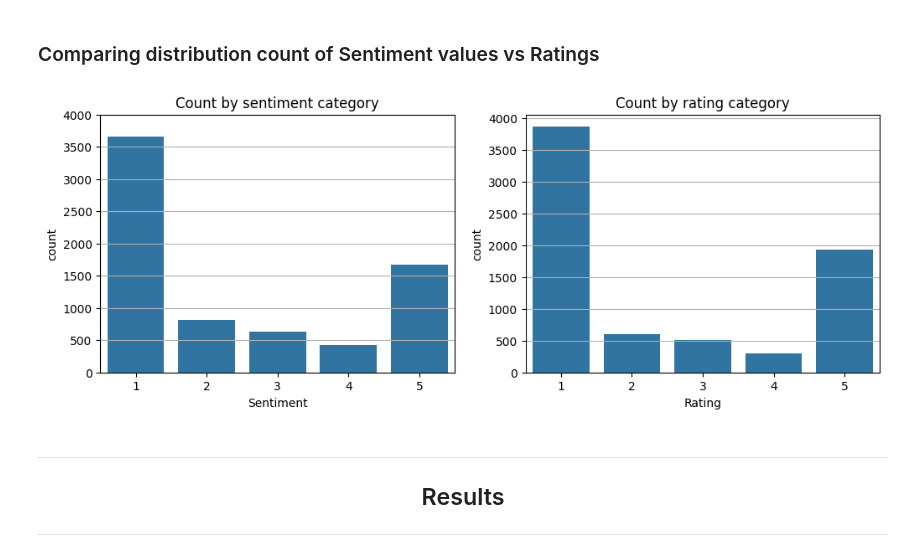
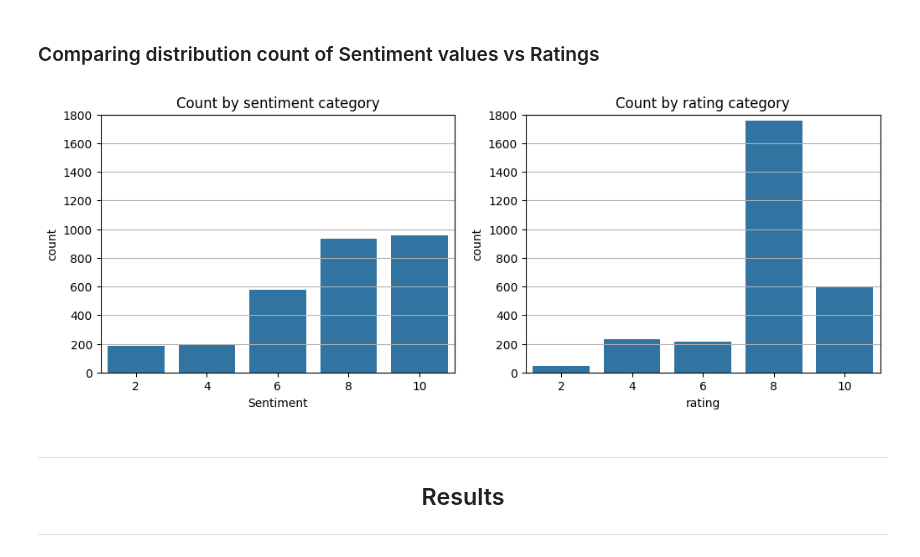
Before and after one commit to ABF-QC/Module3_Project2_solo, a Jupyter notebook: notebook/NLP.ipynb, the cells around one changed output. Cells and saved outputs as stored; diff of their text form; code cells hidden in the pictures.

```diff
--- a/notebook/NLP.ipynb
+++ b/notebook/NLP.ipynb
@@ -152,3 +153,0 @@ def comment2summaryBART(comment):
-# %%
-df['Summary_BERT'] = df['comment'].apply(lambda x: comment2summaryBART(x))
-df
@@ -200,3 +204,7 @@ See the caveats in the documentation: https://pandas.pydata.org/pandas-docs/stab
+# %%
+tmp['rating'] = round(tmp['rating'] / 2) * 2
+# %%
+tmp['rating'] = tmp['rating'].astype(int)
 # %%
 tmp['rating'].unique()
 # %% [output]
@@ -209,0 +212,2 @@ array([ 1.  ,  9.  ,  8.  ,  8.5 ,  7.  ,  4.  ,  7.5 ,  5.5 ,  7.3 ,
+# %%
+tmp['rating'] = tmp['rating'].replace({0:2})
@@ -220,28 +239,29 @@ ValueError: Classification metrics can't handle a mix of continuous and multicla
 # %%
 # Create the figure and adjust its size
 fig , (ax1, ax2) = plt.subplots(1,2, figsize=(12,4))
 
-sns.countplot(ax=ax2, data=tmp,x='Rating', order=list(np.arange(1,10.5,0.5)))
-sns.countplot(ax=ax1, data=tmp,x='Sentiment', order=list(np.arange(1,10.5,0.5)))
+sns.countplot(ax=ax2, data=tmp,x='rating', order=[2,4,6,8,10])
+sns.countplot(ax=ax1, data=tmp,x='Sentiment', order=[2,4,6,8,10])
 
 # Set the axis labels
 ax1.set_xlabel('Rating')
 ax1.set_xlabel('Sentiment')
 
 # Set Title
 ax1.set_title('Count by sentiment category')
 ax2.set_title('Count by rating category')
 
 # Set y-axis limit
-ax1.set_ylim(0,4000)
+ax1.set_ylim(0,1800)
+ax2.set_ylim(0,1800)
 
 # Show grid on y axis
 ax1.grid(axis='y')
 ax2.grid(axis='y')
 
 plt.show()
 # %% [output]
-[figure, old version]
+[figure, new version]
 # %% [markdown]
 ---
 
```
Also changed, not shown: parts of 27 cells of this notebook, 1 other file.
